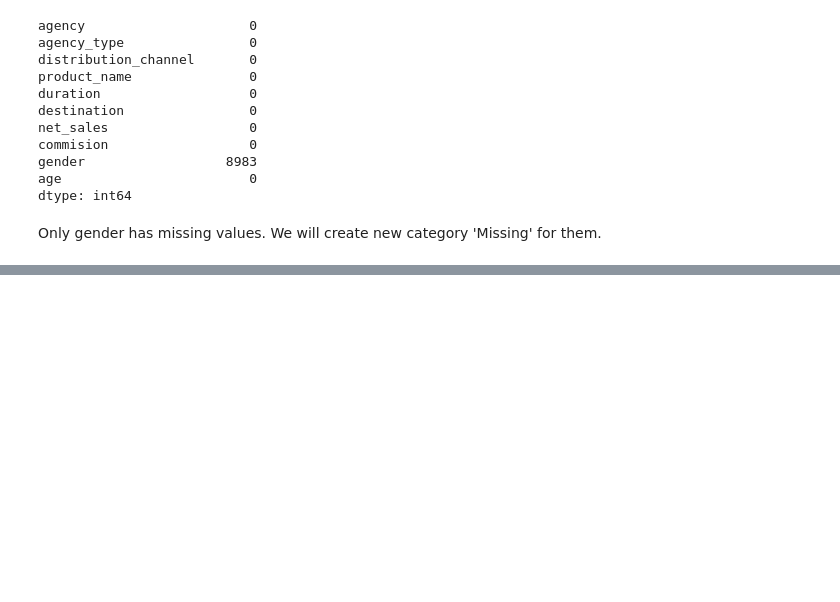
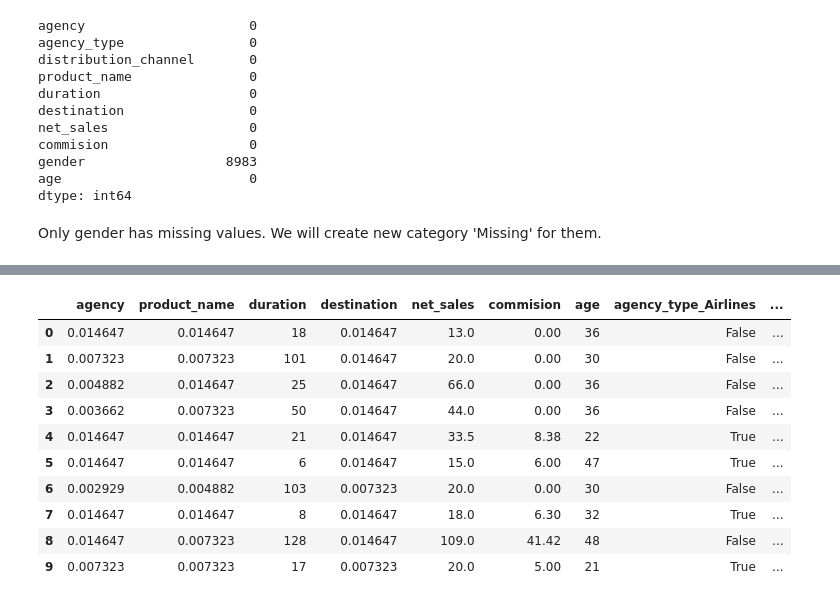
Before and after one commit to AndreiShelest/ML_travel_insurance, a Jupyter notebook: notebooks/eda.ipynb, the cells around one changed output, grey strips where cells are left out. Saved outputs shown, nothing was run; the diff lists cells and outputs as text; code cells hidden in the pictures; blank space fills up the shorter version.

```diff
--- a/notebooks/eda.ipynb
+++ b/notebooks/eda.ipynb
@@ -230,6 +121,0 @@ X_train = pd.get_dummies(X_train, columns=oh_cols)
-# %%
-catboost_cols = catalog.load('params:travel_insurance.encoding.catboost_cols')
-
-CBE_encoder = CatBoostEncoder(cols=catboost_cols)
-train_cbe = CBE_encoder.fit_transform(X_train.sort_values(by='net_sales'), y_train)
-train_cbe.head(10)
@@ -267,0 +225,7 @@ y_train
+# %%
+catboost_cols = catalog.load('params:travel_insurance.encoding.catboost.cols')
+
+CBE_encoder = CatBoostEncoder(cols=catboost_cols)
+X_train_upd = CBE_encoder.fit_transform(X_train_upd, y_train)
+X_train_upd.head(10)
+# %% [output]
@@ -267,0 +235,11 @@ y_train
+|  | agency | product_name | duration | destination | net_sales | commision | age | agency_type_Airlines | ... |
+| 0 | 0.014647 | 0.014647 | 18 | 0.014647 | 13.0 | 0.00 | 36 | False | ... |
+| 1 | 0.007323 | 0.007323 | 101 | 0.014647 | 20.0 | 0.00 | 30 | False | ... |
+| 2 | 0.004882 | 0.014647 | 25 | 0.014647 | 66.0 | 0.00 | 36 | False | ... |
+| 3 | 0.003662 | 0.007323 | 50 | 0.014647 | 44.0 | 0.00 | 36 | False | ... |
+| 4 | 0.014647 | 0.014647 | 21 | 0.014647 | 33.5 | 8.38 | 22 | True | ... |
+| 5 | 0.014647 | 0.014647 | 6 | 0.014647 | 15.0 | 6.00 | 47 | True | ... |
+| 6 | 0.002929 | 0.004882 | 103 | 0.007323 | 20.0 | 0.00 | 30 | False | ... |
+| 7 | 0.014647 | 0.014647 | 8 | 0.014647 | 18.0 | 6.30 | 32 | True | ... |
+| 8 | 0.014647 | 0.007323 | 128 | 0.014647 | 109.0 | 41.42 | 48 | False | ... |
+| 9 | 0.007323 | 0.007323 | 17 | 0.007323 | 20.0 | 5.00 | 21 | True | ... |
```
Also changed, not shown: parts of 42 cells of this notebook, 3 other files.
